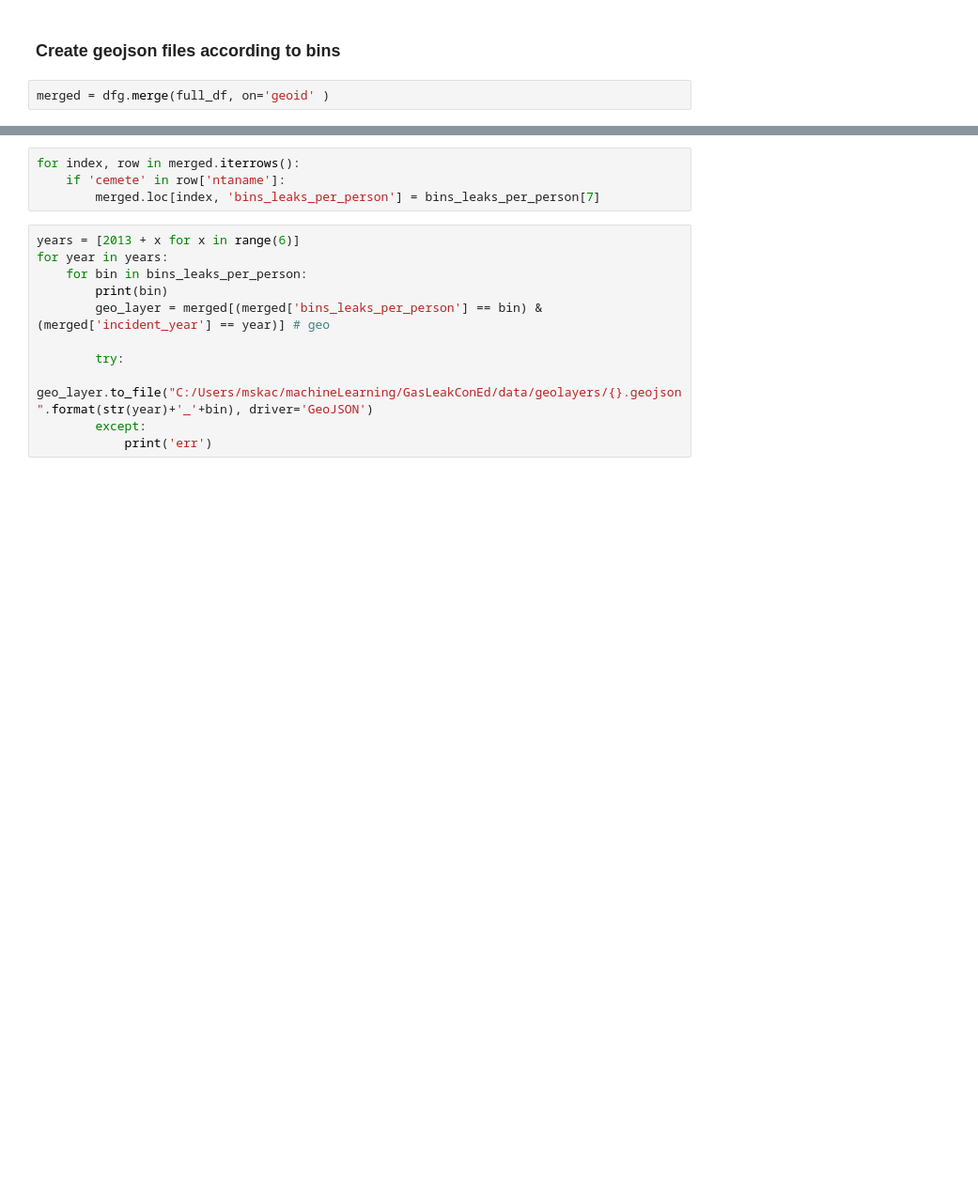
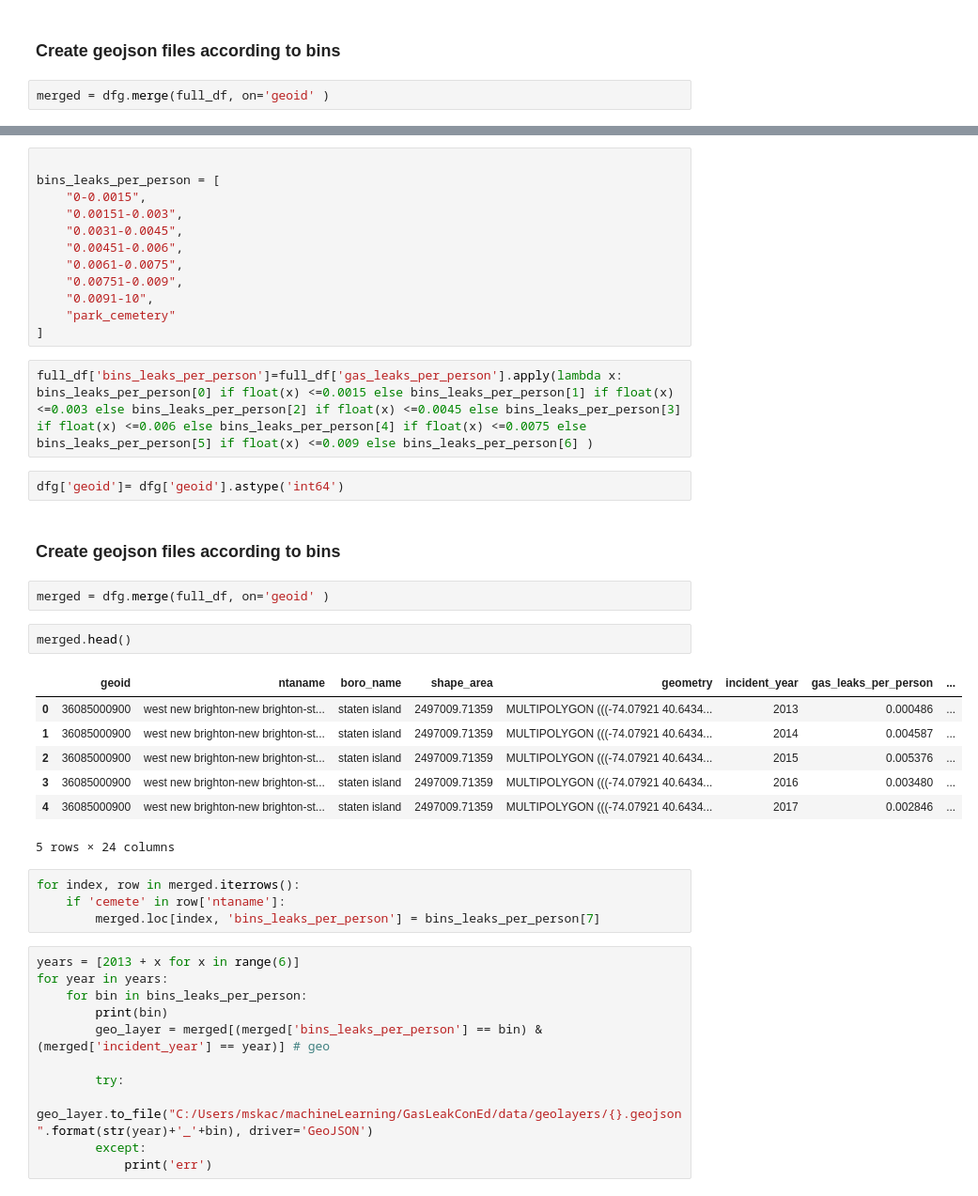
Before and after one commit to MarinaOrzechowski/GasLeakConEd, a Jupyter notebook: dataProcessing/GeojsonFactory (grouped geoids layers).ipynb, the cells around one changed output, grey strips where cells are left out. Shown at 94% size. Drawn from its saved outputs; the diff is of its cells as text; blank space fills up the shorter version.

```diff
--- a/dataProcessing/GeojsonFactory (grouped geoids layers).ipynb
+++ b/dataProcessing/GeojsonFactory (grouped geoids layers).ipynb
@@ -76,3 +181,33 @@ merged = dfg.merge(full_df, on='geoid' )
+# %%
+
+bins_leaks_per_person = [
+    "0-0.0015",
+    "0.00151-0.003",
+    "0.0031-0.0045",
+    "0.00451-0.006",
+    "0.0061-0.0075",
+    "0.00751-0.009",
+    "0.0091-10",
+    "park_cemetery"
+]
+# %%
+full_df['bins_leaks_per_person']=full_df['gas_leaks_per_person'].apply(lambda x: bins_leaks_per_person[0] if float(x) <=0.0015 else bins_leaks_per_person[1] if float(x) <=0.003 else bins_leaks_per_person[2] if float(x) <=0.0045 else bins_leaks_per_person[3] if float(x) <=0.006 else bins_leaks_per_person[4] if float(x) <=0.0075 else bins_leaks_per_person[5] if float(x) <=0.009 else bins_leaks_per_person[6] )
+# %%
+dfg['geoid']= dfg['geoid'].astype('int64')
+# %% [markdown]
+<h3> Create geojson files according to bins</h3>
+# %%
+merged = dfg.merge(full_df, on='geoid' )
+# %%
+merged.head()
+# %% [output]
+|  | geoid | ntaname | boro_name | shape_area | geometry | incident_year | gas_leaks_per_person | ... |
+| 0 | 36085000900 | west new brighton-new brighton-st... | staten island | 2497009.71359 | MULTIPOLYGON (((-74.07921 40.6434... | 2013 | 0.000486 | ... |
+| 1 | 36085000900 | west new brighton-new brighton-st... | staten island | 2497009.71359 | MULTIPOLYGON (((-74.07921 40.6434... | 2014 | 0.004587 | ... |
+| 2 | 36085000900 | west new brighton-new brighton-st... | staten island | 2497009.71359 | MULTIPOLYGON (((-74.07921 40.6434... | 2015 | 0.005376 | ... |
+| 3 | 36085000900 | west new brighton-new brighton-st... | staten island | 2497009.71359 | MULTIPOLYGON (((-74.07921 40.6434... | 2016 | 0.003480 | ... |
+| 4 | 36085000900 | west new brighton-new brighton-st... | staten island | 2497009.71359 | MULTIPOLYGON (((-74.07921 40.6434... | 2017 | 0.002846 | ... |
+5 rows × 24 columns
 # %%
 for index, row in merged.iterrows():
     if 'cemete' in row['ntaname']:
```
Also changed, not shown: parts of 28 cells of this notebook, 13 other files.
